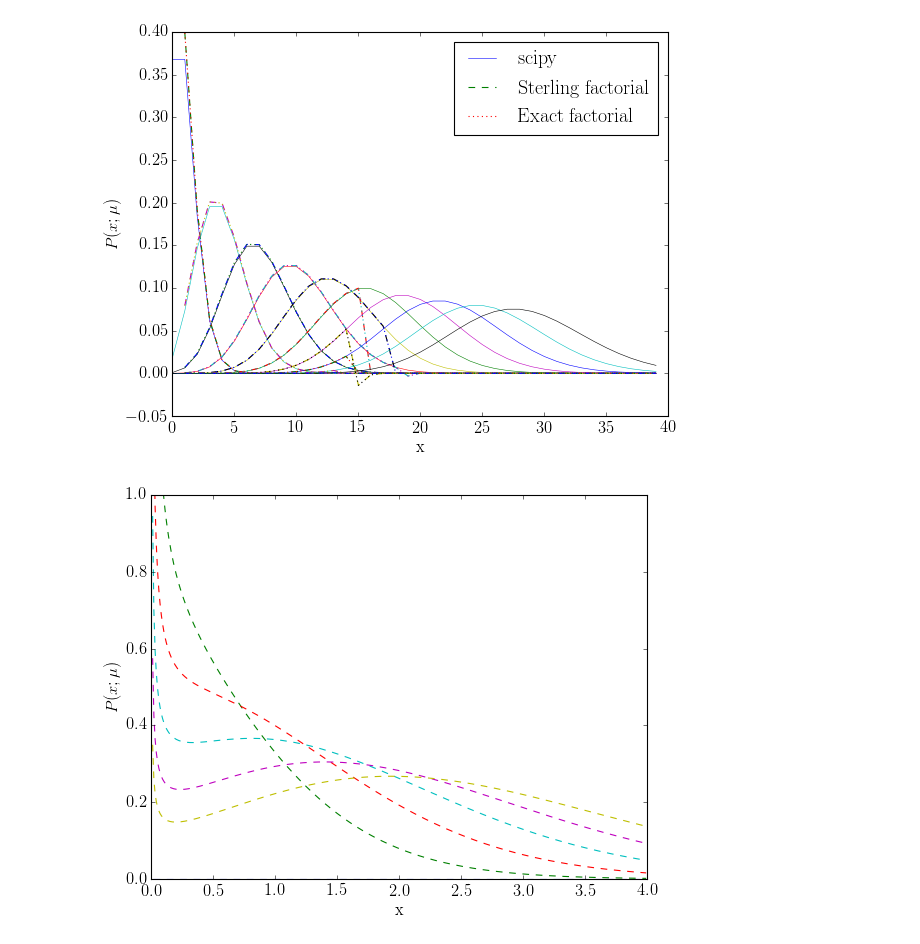
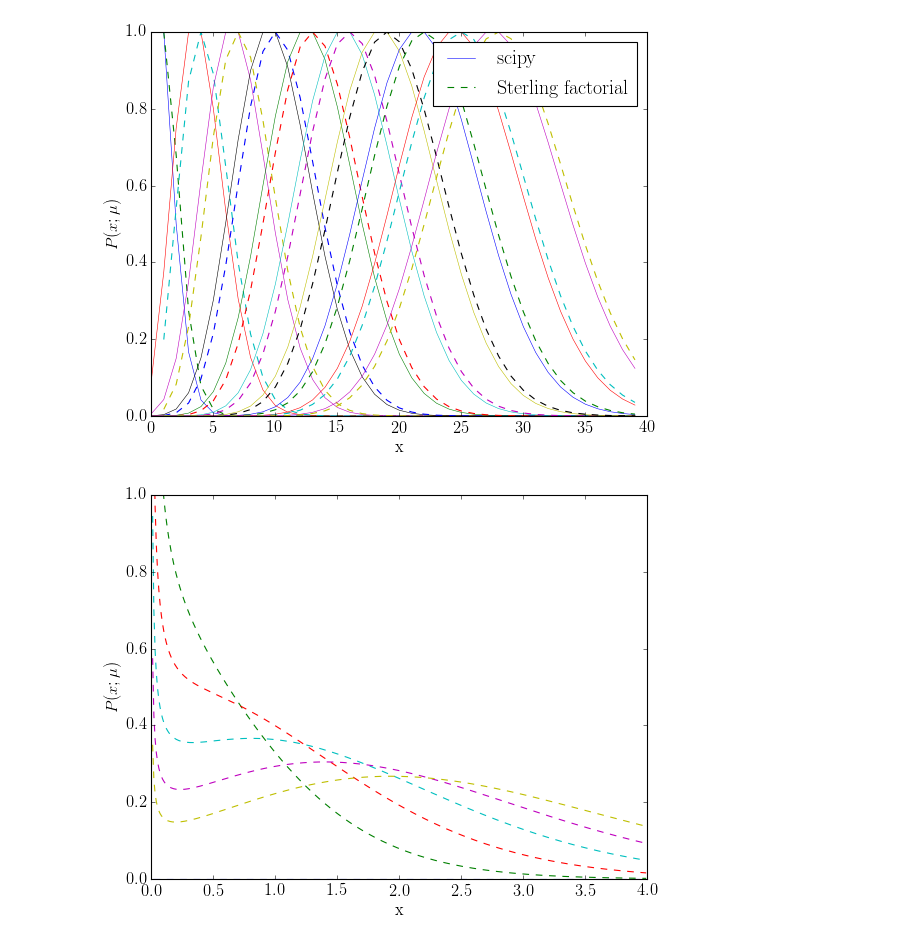
Before and after one commit to jbirky/photonCounting, a Jupyter notebook: analysis.ipynb, the cells around one changed output. Drawn from its saved outputs; the diff is of its cells as text; code cells hidden in the pictures.

```diff
--- a/analysis.ipynb
+++ b/analysis.ipynb
@@ -38,34 +38,38 @@ def factorial(n, **kwargs):
 
     return nfact
 
-def poisson_approx(xarray, mu, **kwargs):
+def poisson_approx(data, mean, **kwargs):
 
     method = kwargs.get('method')
 
-    pdist = np.array([mu**x/factorial(x, method=method) * math.e**(-mu) for x in xarray])
+#     pdist = np.array([mu**x/factorial(x, method=method) * math.e**(-mu) for x in xarray])
+    pdist = np.array(np.exp((data*np.log(mean))-(data*np.log(data))+data-mean))
 
     return pdist
+
+def gaussian(data,mean,sigma):
+
+    return np.array((1/(sigma*(2*math.pi)**(.5)))*np.exp(-.5*((data-mean)/sigma)**2))
 # %%
 x = np.arange(0,40,1)
 for mu in range(1,30,3):
     pdist1 = poisson.pmf(x, mu)
+    pdist1 = pdist1/max(pdist1)
     pdist2 = poisson_approx(x, mu, method='sterling')
-    pdist3 = poisson_approx(x, mu, method='exact')
+
     if mu == 1:
         plt.plot(x, pdist1, linewidth=.5, label='scipy')
         plt.plot(x, pdist2, linestyle='dashed', label='Sterling factorial')
-        plt.plot(x, pdist2, linestyle=':', label='Exact factorial')
     else:
         plt.plot(x, pdist1, linewidth=.5)
         plt.plot(x, pdist2, linestyle='dashed')
-        plt.plot(x, pdist2, linestyle=':')
 plt.legend(loc='upper right')
 plt.xlabel('x')
 plt.ylabel(r'$P(x;\mu)$')
 plt.savefig('writeup/plots/poisson_comparisons.png')
 plt.show()
 # %% [output]
-[figure, old version]
+[figure, new version]
 # %%
 x = np.arange(0,4,.01)
 for mu in np.arange(0,3,.5):
```
Also changed, not shown: parts of 1 cell of this notebook.
